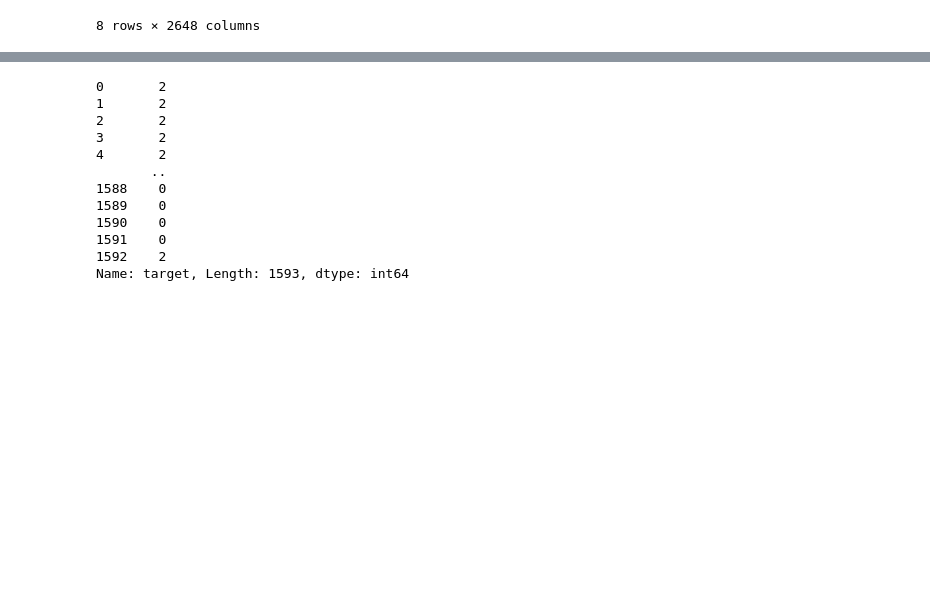
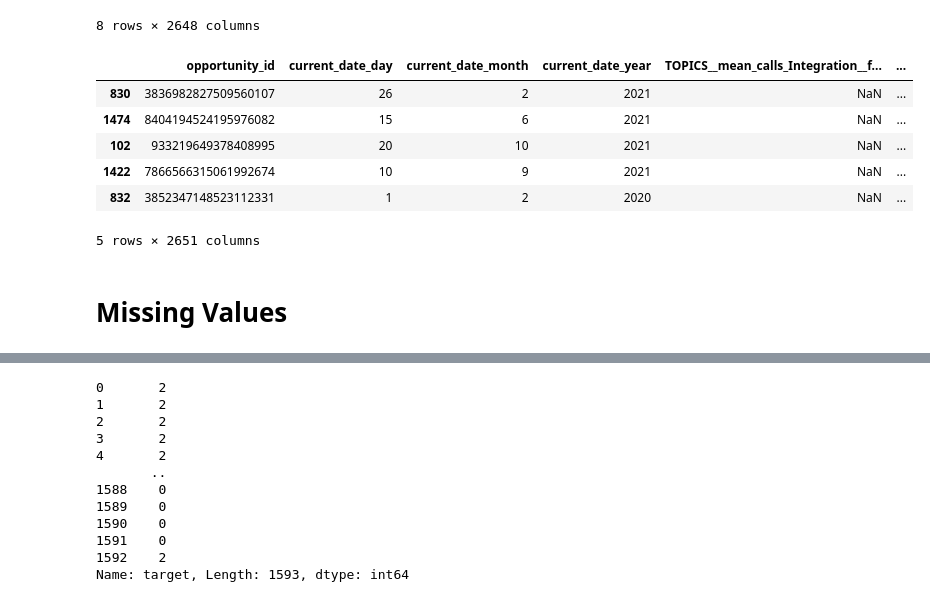
Before and after one commit to annemiekvdleest/Machine_Learning, a Jupyter notebook: ML_project1.ipynb, the cells around one changed output, grey strips where cells are left out. Saved outputs shown, nothing was run; the diff lists cells and outputs as text; code cells hidden in the pictures; blank space fills up the shorter version.

```diff
--- a/ML_project1.ipynb
+++ b/ML_project1.ipynb
@@ -86,3 +88,15 @@ df.describe()
 | 75% | 6.652569e+18 | 24.000000 | 10.000000 | 2021.000000 | 1376.184766 | ... |
 | max | 9.207329e+18 | 31.000000 | 12.000000 | 2021.000000 | 1914.532783 | ... |
 8 rows × 2648 columns
+# %%
+df.sample(5)
+# %% [output]
+|  | opportunity_id | current_date_day | current_date_month | current_date_year | TOPICS__mean_calls_Integration__f... | ... |
+| 830 | 3836982827509560107 | 26 | 2 | 2021 | NaN | ... |
+| 1474 | 8404194524195976082 | 15 | 6 | 2021 | NaN | ... |
+| 102 | 933219649378408995 | 20 | 10 | 2021 | NaN | ... |
+| 1422 | 7866566315061992674 | 10 | 9 | 2021 | NaN | ... |
+| 832 | 3852347148523112331 | 1 | 2 | 2020 | NaN | ... |
+5 rows × 2651 columns
+# %% [markdown]
+# Missing Values
```
Also changed, not shown: parts of 11 cells of this notebook.
